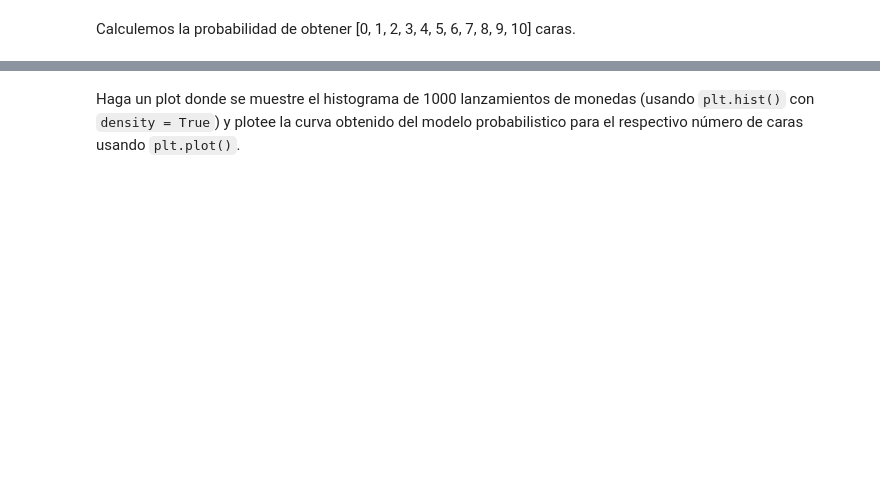
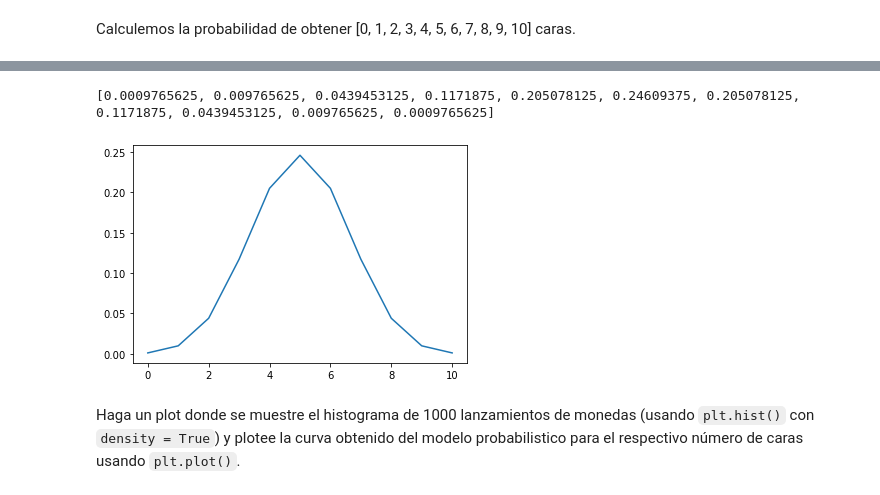
Before and after one commit to Pablolog42/2021-CD2201, a Jupyter notebook: Semana5/Actividad_Semana_05/Actividad_Clase_05.ipynb, the cells around one changed output, grey strips where cells are left out. Saved outputs shown, nothing was run; the diff lists cells and outputs as text; code cells hidden in the pictures; blank space fills up the shorter version.

```diff
--- a/Semana5/Actividad_Semana_05/Actividad_Clase_05.ipynb
+++ b/Semana5/Actividad_Semana_05/Actividad_Clase_05.ipynb
@@ -116,13 +156,19 @@ head_numbers
 # %%
 prob_heads = 0.5
 n_flips = 10
 probabilities = []
 
 for head_number in head_numbers:
     prob = binomial_probability(head_number,prob_heads,n_flips)
     probabilities.append(prob)
 
-probabilities
+print(probabilities)
+
+plt.plot(probabilities)
+plt.show()
+# %% [output]
+[0.0009765625, 0.009765625, 0.0439453125, 0.1171875, 0.205078125, 0.24609375, 0.205078125, 0.1171875, 0.0439453125, 0.009765625, 0.0009765625]
+[figure, added]
 # %% [markdown]
 Haga un plot donde se muestre el histograma de 1000 lanzamientos de monedas (usando ``plt.hist()`` con ``density = True``) y plotee la curva obtenido del modelo probabilistico para el respectivo número de caras usando ``plt.plot()``.
 # %%
```
Also changed, not shown: parts of 33 cells of this notebook, 1 other file.
